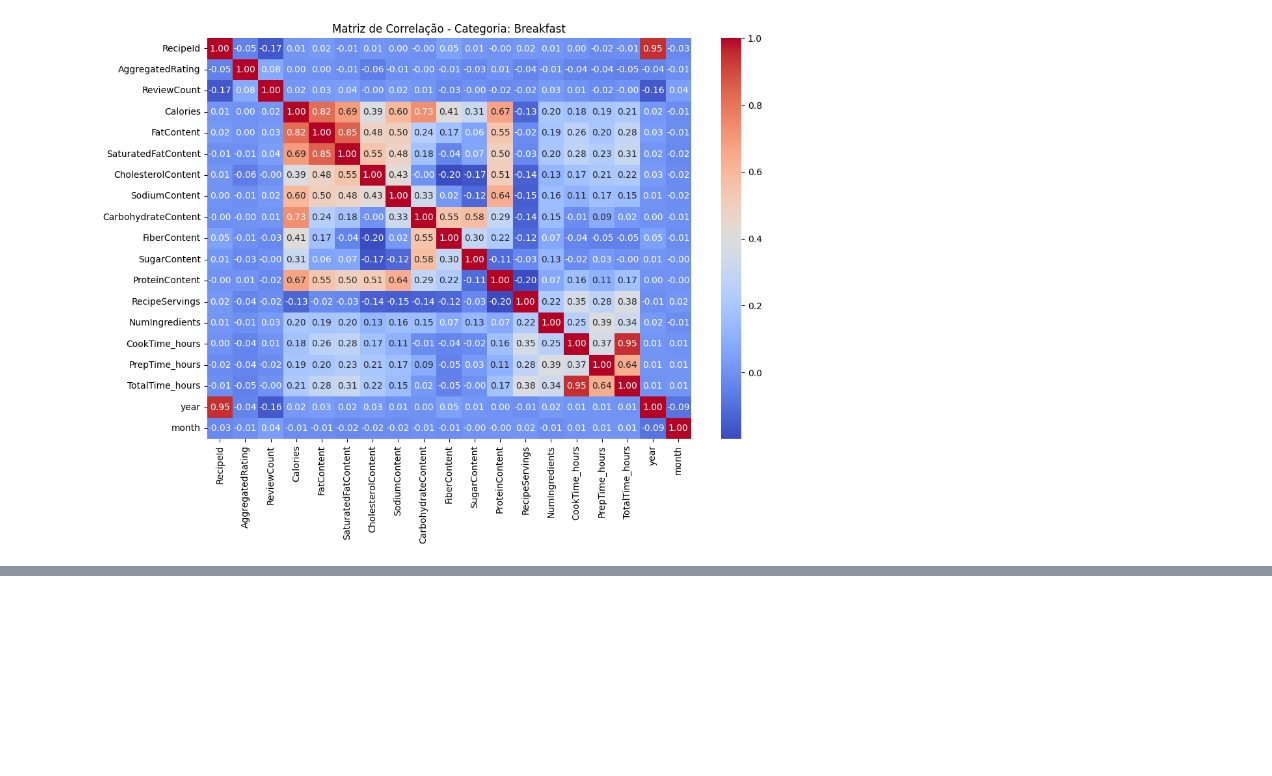
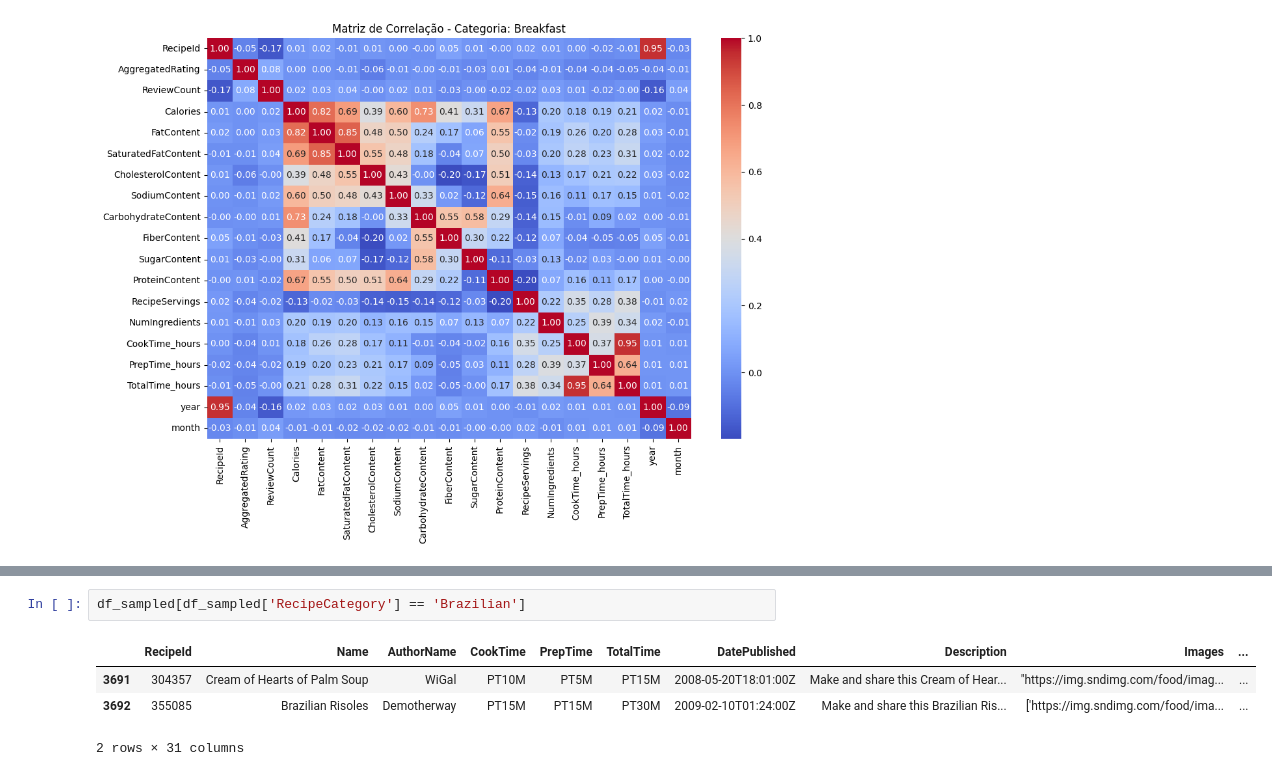
Before and after one commit to thais13bm/food-data-visualization, a Jupyter notebook: reducing_dataset.ipynb, the cells around one changed output, grey strips where cells are left out. Drawn from its saved outputs; the diff is of its cells as text; blank space fills up the shorter version.

```diff
--- a/reducing_dataset.ipynb
+++ b/reducing_dataset.ipynb
@@ -287,0 +271,7 @@ plot_category_correlation_heatmap(df_sampled,'Breakfast')
+# %%
+df_sampled[df_sampled['RecipeCategory'] == 'Brazilian']
+# %% [output]
+|  | RecipeId | Name | AuthorName | CookTime | PrepTime | TotalTime | DatePublished | Description | Images | ... |
+| 3691 | 304357 | Cream of Hearts of Palm Soup | WiGal | PT10M | PT5M | PT15M | 2008-05-20T18:01:00Z | Make and share this Cream of Hear... | "https://img.sndimg.com/food/imag... | ... |
+| 3692 | 355085 | Brazilian Risoles | Demotherway | PT15M | PT15M | PT30M | 2009-02-10T01:24:00Z | Make and share this Brazilian Ris... | ['https://img.sndimg.com/food/ima... | ... |
+2 rows × 31 columns
```
Also changed, not shown: parts of 8 cells of this notebook.
